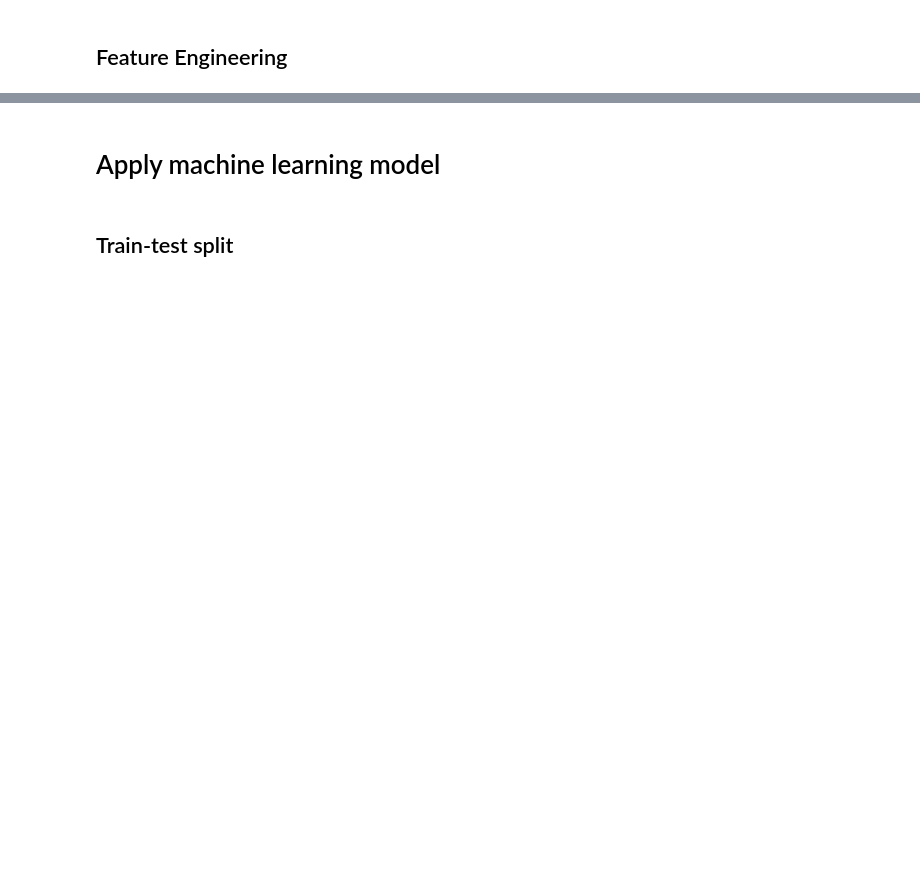
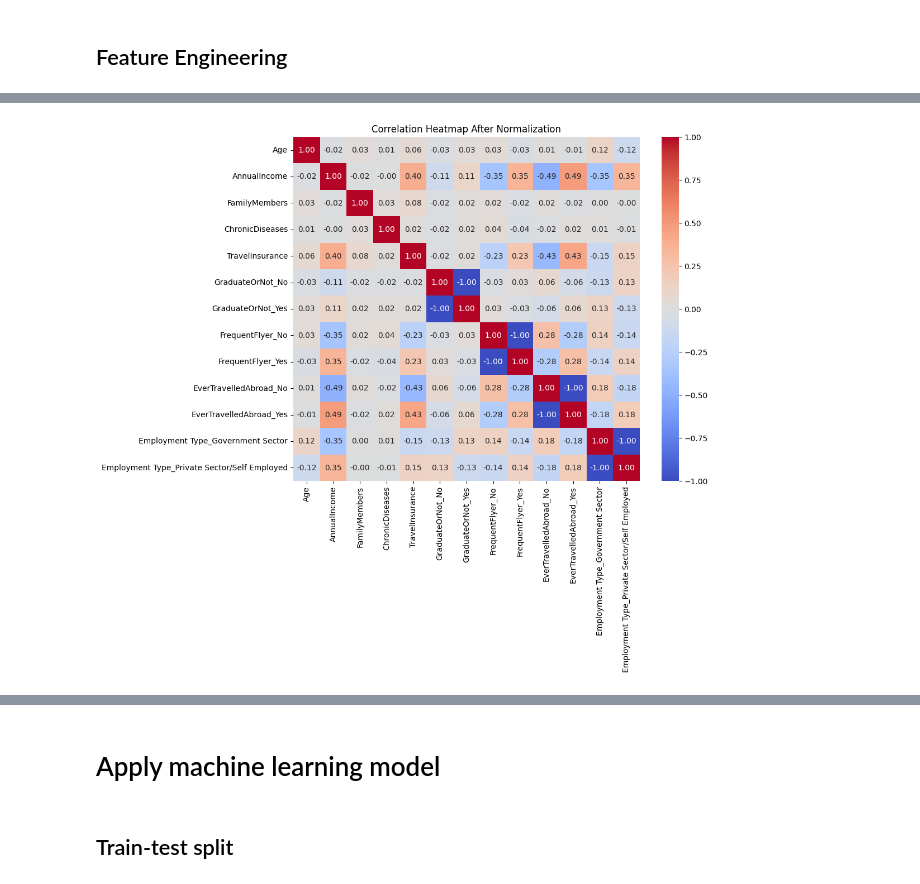
Before and after one commit to Likelipop/Introduction-to-ML, a Jupyter notebook: Homework_Form.ipynb, the cells around one changed output, grey strips where cells are left out. Drawn from its saved outputs; the diff is of its cells as text; code cells hidden in the pictures; blank space fills up the shorter version.

```diff
--- a/Homework_Form.ipynb
+++ b/Homework_Form.ipynb
@@ -109,7 +154,16 @@ def preprocessing_data(df):
     :return: pandas DataFrame
     """
     # Todo: preprocess data
-    df =
+    if df.isnull().sum().sum() > 0:
+      imputer = SimpleImputer(strategy='mean')
+      df = pd.DataFrame(imputer.fit_transform(df), columns=df.columns)
+
+    if df.duplicated().sum():
+      df = df.drop_duplicates()
+
     return df
 # %%
 df = preprocessing_data(df.copy())
+# %%
+# drop nonsense features
+df = df.drop(columns = ["Unnamed: 0"])
@@ -133,0 +188,27 @@ sns.heatmap(df.corr()) # Show heatmap after normalized data
+# %%
+import pandas as pd
+import seaborn as sns
+import matplotlib.pyplot as plt
+from sklearn.impute import SimpleImputer
+from sklearn.preprocessing import StandardScaler, MinMaxScaler
+
+def apply_feature_engineering(df):
+    """
+    Apply all feature engineering to transform your data into numbers.
+    :param df: pandas DataFrame
+    :return: Tuple of (Standard Scaled DataFrame, MinMax Scaled DataFrame)
+    """
+    # Convert categorical variables into dummy/indicator variables
+    df = pd.get_dummies(df, columns=['GraduateOrNot','FrequentFlyer','EverTravelledAbroad',"Employment Type",])
+    # Normalize using StandardScaler
+    print(df.head())
+    standard_scaler = StandardScaler()
+    df = pd.DataFrame(standard_scaler.fit_transform(df), columns=df.columns)
+
+    # Normalize using MinMaxScaler
+    minmax_scaler = MinMaxScaler()
+    df = pd.DataFrame(minmax_scaler.fit_transform(df), columns=df.columns)
+
+    return df
+
+df = apply_feature_engineering(df)
@@ -134,3 +224,11 @@ sns.heatmap(df.corr()) # Show heatmap after normalized data
+# %%
+# Plot heatmap
+plt.figure(figsize=(10, 8))
+sns.heatmap(df.corr(), annot=True, cmap='coolwarm', fmt='.2f')
+plt.title("Correlation Heatmap After Normalization")
+plt.show()
+# %% [output]
+[figure, added]
 # %%
 def prepare_X_y(df):
     """
```
Also changed, not shown: parts of 19 cells of this notebook.
